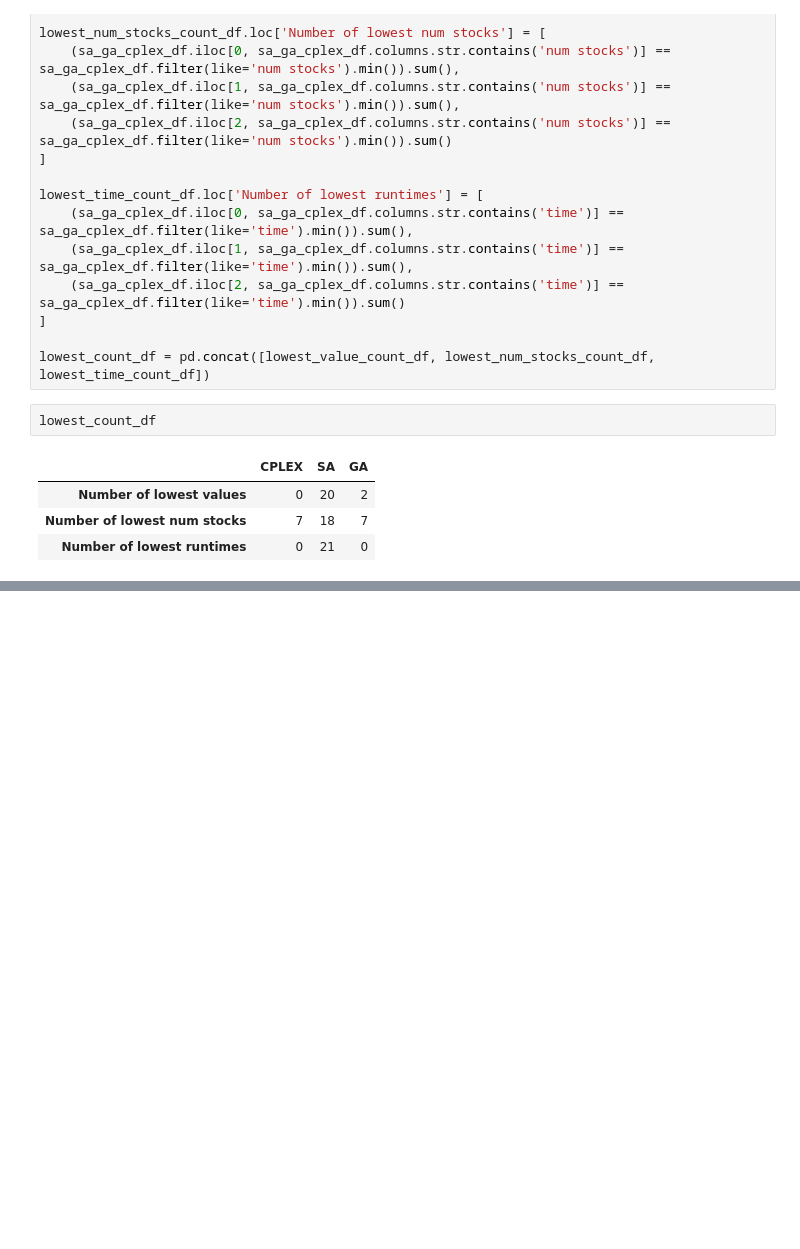
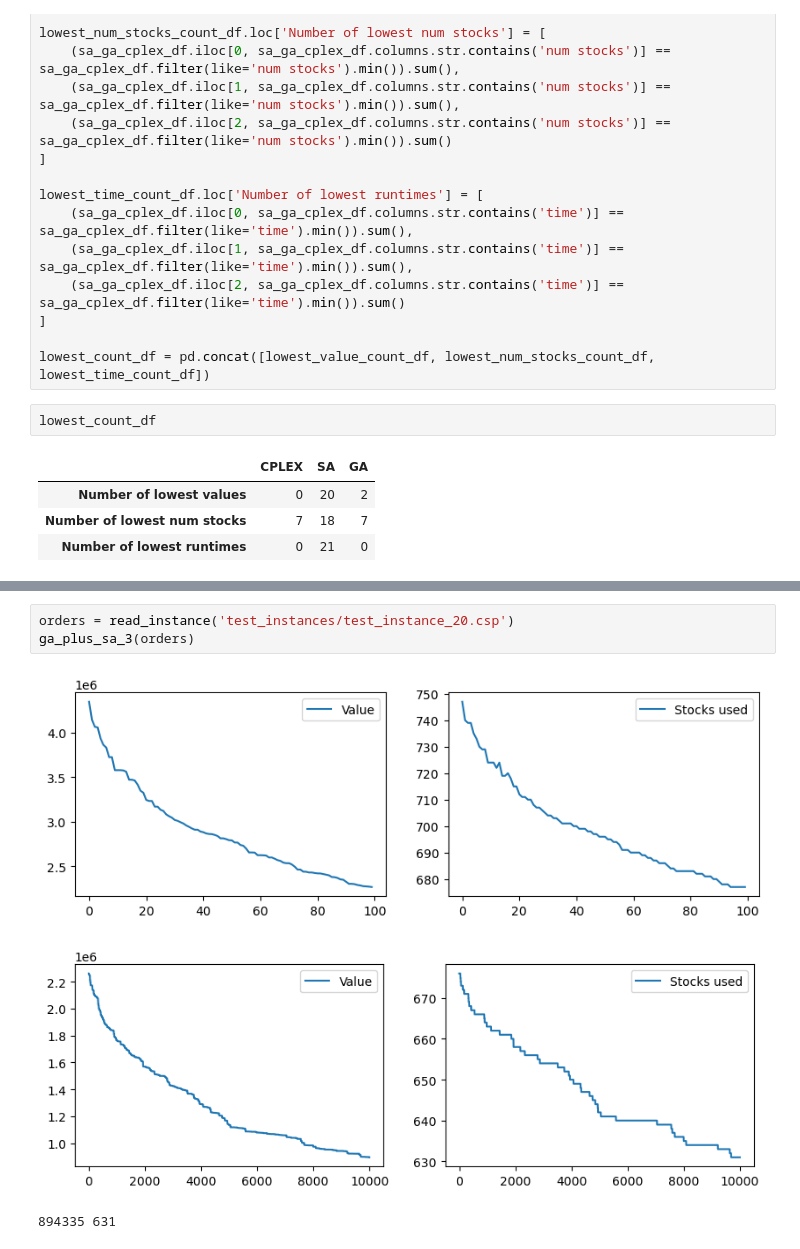
Before and after one commit to MilenkovicMaja/csp_optimization, a Jupyter notebook: csp.ipynb, the cells around one changed output, grey strips where cells are left out. Cells and saved outputs as stored; diff of their text form; blank space fills up the shorter version.

```diff
--- a/csp.ipynb
+++ b/csp.ipynb
@@ -1450,0 +1625,7 @@ lowest_count_df
+# %%
+orders = read_instance('test_instances/test_instance_20.csp')
+ga_plus_sa_3(orders)
+# %% [output]
+[figure, added]
+[figure, added]
+894335 631
```
Also changed, not shown: parts of 11 cells of this notebook.
